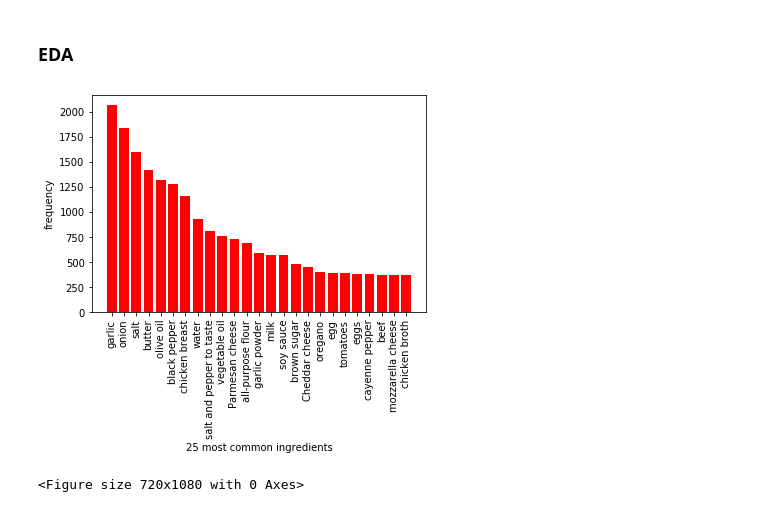
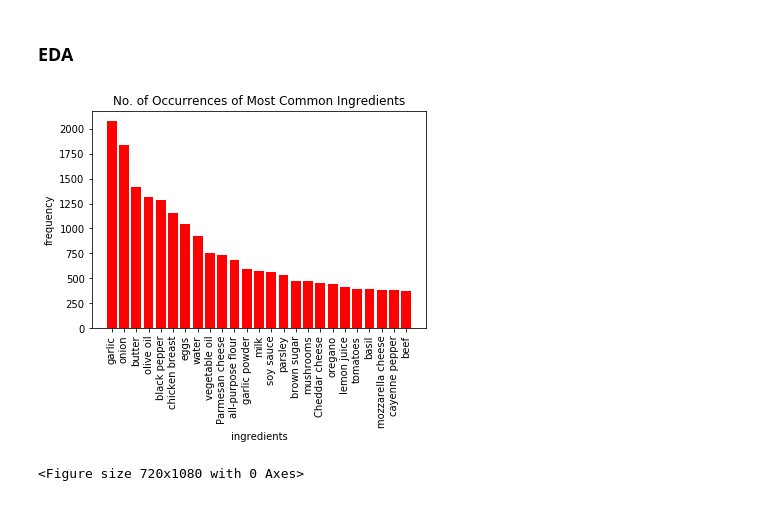
Before and after one commit to stephkendall/Recipe_Recs, a Jupyter notebook: EDA.ipynb, the cells around one changed output. Drawn from its saved outputs; the diff is of its cells as text; code cells hidden in the pictures.

```diff
--- a/EDA.ipynb
+++ b/EDA.ipynb
@@ -210,3 +237,3 @@ for values in df.cleaned_ings:
 # %%
 # add replaced list to DataFrame
-df['ings_cleaned'] = sorted_ings
+df['ings_cleaned'] = sorted_ings5
@@ -233,0 +299,33 @@ Name: name, Length: 5574, dtype: int64
+# %%
+# change 'egg' to 'eggs'
+sorted_ings4 = []
+for values in sorted_ings3:
+    helping = []
+    for string in values:
+        if 'egg' in string:
+            helping.append('eggs')
+        else:
+            helping.append(string)
+    sorted_ings4.append(helping)
+# %%
+# change 'egg' to 'eggs'
+sorted_ings5 = []
+for values in sorted_ings4:
+    helping = []
+    for string in values:
+        if ('fresh') in string:
+            helping.append(string.replace('fresh','').strip())
+        else:
+            helping.append(string.strip())
+    sorted_ings5.append(helping)
+# %%
+# change shrimp instances
+sorted_ings6 = []
+for values in sorted_ings5:
+    helping = []
+    for string in values:
+        if ('shrimp') in string:
+            helping.append('shrimp')
+        else:
+            helping.append(string.strip())
+    sorted_ings6.append(helping)
@@ -242,22 +351,23 @@ df.at[326,'name'] = 'Mexican Casserole II'
 ### EDA
 # %%
 # flatten list for count of values
-flat_list = [item for sublist in sorted_ings for item in sublist]
+flat_list = [item for sublist in sorted_ings6 for item in sublist]
 
-# create bar chart for most common words
+# create bar chart for 25 most common words
 w = Counter(flat_list)
 most_occur = w.most_common(25)
 
 word, frequency = zip(*most_occur)
 indices = np.arange(len(word))
 plt.bar(indices, frequency, color='r')
 plt.xticks(indices, word, rotation='vertical')
-plt.xlabel('25 most common ingredients')
+plt.xlabel('ingredients')
 plt.ylabel('frequency')
+plt.title('No. of Occurrences of Most Common Ingredients')
 # plt.tight_layout()
 
 plt.figure(figsize=(10,15))
 plt.show()
 # %% [output]
-[figure, old version]
+[figure, new version]
 <Figure size 720x1080 with 0 Axes>
```
Also changed, not shown: parts of 43 cells of this notebook, 12 other files.
